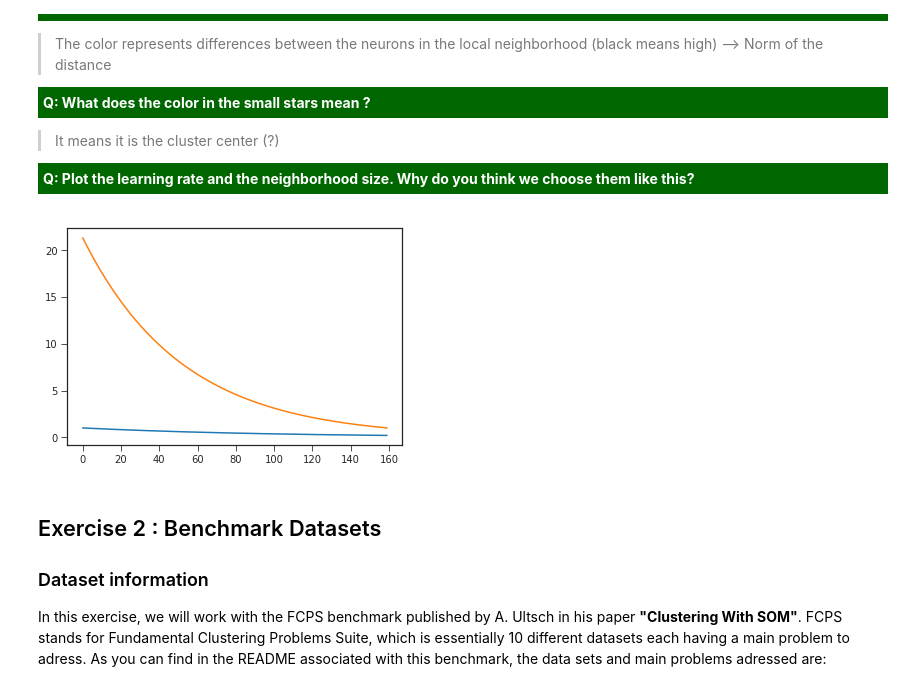
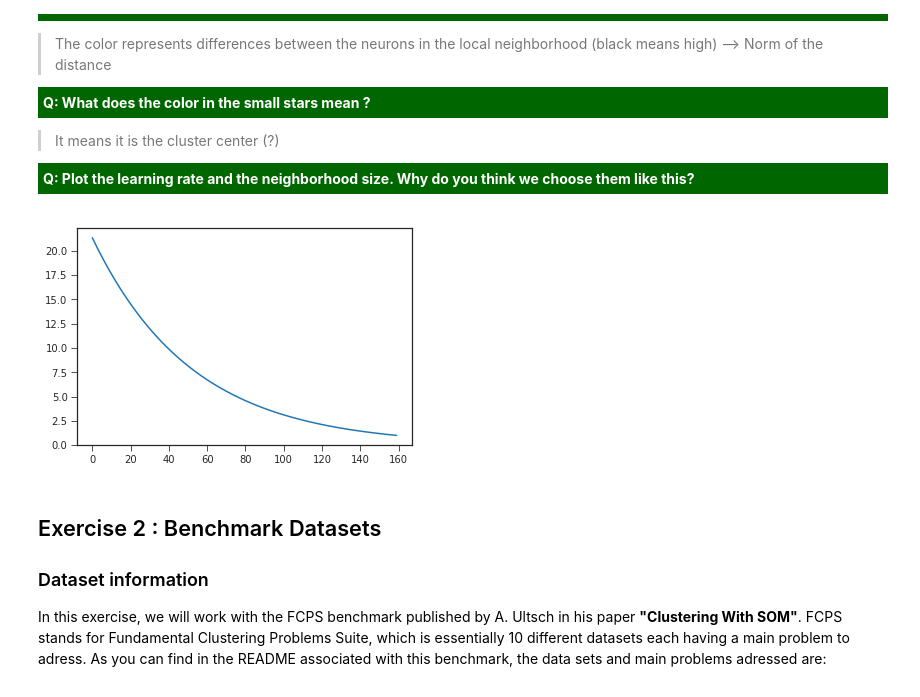
Before and after one commit to faku99/MLG_Labs, a Jupyter notebook: pw3/SOM_part1.ipynb, the cells around one changed output. Cells and saved outputs as stored; diff of their text form; code cells hidden in the pictures.

```diff
--- a/pw3/SOM_part1.ipynb
+++ b/pw3/SOM_part1.ipynb
@@ -160,11 +160,9 @@ kmap.plot_umatrix(plot_names=True, plot_empty=True, fontsize=20)
 <p style="background-color:#006600; color:#fff;padding:5px; font-weight:bold">Q: Plot the learning rate and the neighborhood size. Why do you think we choose them like this? </p>
 # %%
 
-learning_rate.plot()
-
 neighborhood_size.plot()
 # %% [output]
-[figure, old version]
+[figure, new version]
 # %% [markdown]
 ## Exercise 2 : Benchmark Datasets
 
```
Also changed, not shown: parts of 5 cells of this notebook, 2 other files.
